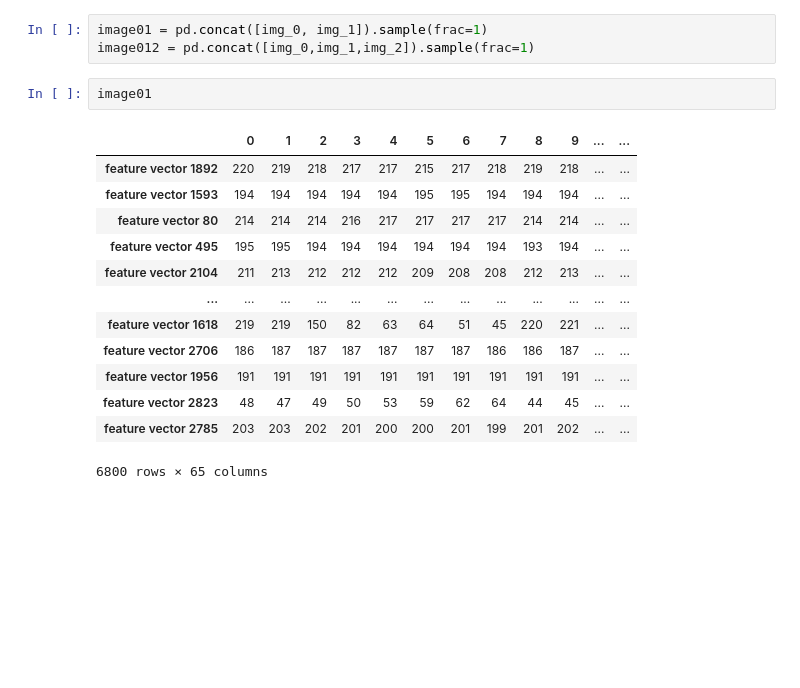
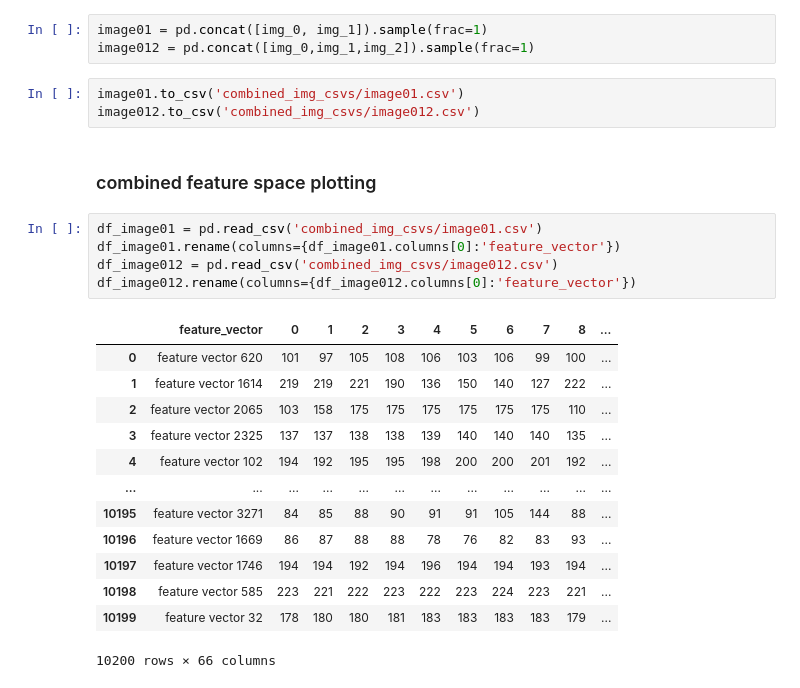
Before and after one commit to vathanahim/IAC620_Assignment_1, a Jupyter notebook: Him_Assignment1.ipynb, the cells around one changed output. Cells and saved outputs as stored; diff of their text form; blank space fills up the shorter version.

```diff
--- a/Him_Assignment1.ipynb
+++ b/Him_Assignment1.ipynb
@@ -238,19 +238,27 @@ img_2['img'] = "img_2"
 # %%
 image01 = pd.concat([img_0, img_1]).sample(frac=1)
 image012 = pd.concat([img_0,img_1,img_2]).sample(frac=1)
-# %%
-image01
-# %% [output]
-|  | 0 | 1 | 2 | 3 | 4 | 5 | 6 | 7 | 8 | 9 | ... | ... |
-| feature vector 1892 | 220 | 219 | 218 | 217 | 217 | 215 | 217 | 218 | 219 | 218 | ... | ... |
-| feature vector 1593 | 194 | 194 | 194 | 194 | 194 | 195 | 195 | 194 | 194 | 194 | ... | ... |
-| feature vector 80 | 214 | 214 | 214 | 216 | 217 | 217 | 217 | 217 | 214 | 214 | ... | ... |
-| feature vector 495 | 195 | 195 | 194 | 194 | 194 | 194 | 194 | 194 | 193 | 194 | ... | ... |
-| feature vector 2104 | 211 | 213 | 212 | 212 | 212 | 209 | 208 | 208 | 212 | 213 | ... | ... |
-| ... | ... | ... | ... | ... | ... | ... | ... | ... | ... | ... | ... | ... |
-| feature vector 1618 | 219 | 219 | 150 | 82 | 63 | 64 | 51 | 45 | 220 | 221 | ... | ... |
-| feature vector 2706 | 186 | 187 | 187 | 187 | 187 | 187 | 187 | 186 | 186 | 187 | ... | ... |
-| feature vector 1956 | 191 | 191 | 191 | 191 | 191 | 191 | 191 | 191 | 191 | 191 | ... | ... |
-| feature vector 2823 | 48 | 47 | 49 | 50 | 53 | 59 | 62 | 64 | 44 | 45 | ... | ... |
-| feature vector 2785 | 203 | 203 | 202 | 201 | 200 | 200 | 201 | 199 | 201 | 202 | ... | ... |
-6800 rows × 65 columns
+# %%
+image01.to_csv('combined_img_csvs/image01.csv')
+image012.to_csv('combined_img_csvs/image012.csv')
+# %% [markdown]
+### combined feature space plotting
+# %%
+df_image01 = pd.read_csv('combined_img_csvs/image01.csv')
+df_image01.rename(columns={df_image01.columns[0]:'feature_vector'})
+df_image012 = pd.read_csv('combined_img_csvs/image012.csv')
+df_image012.rename(columns={df_image012.columns[0]:'feature_vector'})
+# %% [output]
+|  | feature_vector | 0 | 1 | 2 | 3 | 4 | 5 | 6 | 7 | 8 | ... |
+| 0 | feature vector 620 | 101 | 97 | 105 | 108 | 106 | 103 | 106 | 99 | 100 | ... |
+| 1 | feature vector 1614 | 219 | 219 | 221 | 190 | 136 | 150 | 140 | 127 | 222 | ... |
+| 2 | feature vector 2065 | 103 | 158 | 175 | 175 | 175 | 175 | 175 | 175 | 110 | ... |
+| 3 | feature vector 2325 | 137 | 137 | 138 | 138 | 139 | 140 | 140 | 140 | 135 | ... |
+| 4 | feature vector 102 | 194 | 192 | 195 | 195 | 198 | 200 | 200 | 201 | 192 | ... |
+| ... | ... | ... | ... | ... | ... | ... | ... | ... | ... | ... | ... |
+| 10195 | feature vector 3271 | 84 | 85 | 88 | 90 | 91 | 91 | 105 | 144 | 88 | ... |
+| 10196 | feature vector 1669 | 86 | 87 | 88 | 88 | 78 | 76 | 82 | 83 | 93 | ... |
+| 10197 | feature vector 1746 | 194 | 194 | 192 | 194 | 196 | 194 | 194 | 193 | 194 | ... |
+| 10198 | feature vector 585 | 223 | 221 | 222 | 223 | 222 | 223 | 224 | 223 | 221 | ... |
+| 10199 | feature vector 32 | 178 | 180 | 180 | 181 | 183 | 183 | 183 | 183 | 179 | ... |
+10200 rows × 66 columns
```
Also changed, not shown: parts of 5 cells of this notebook, 4 other files.
